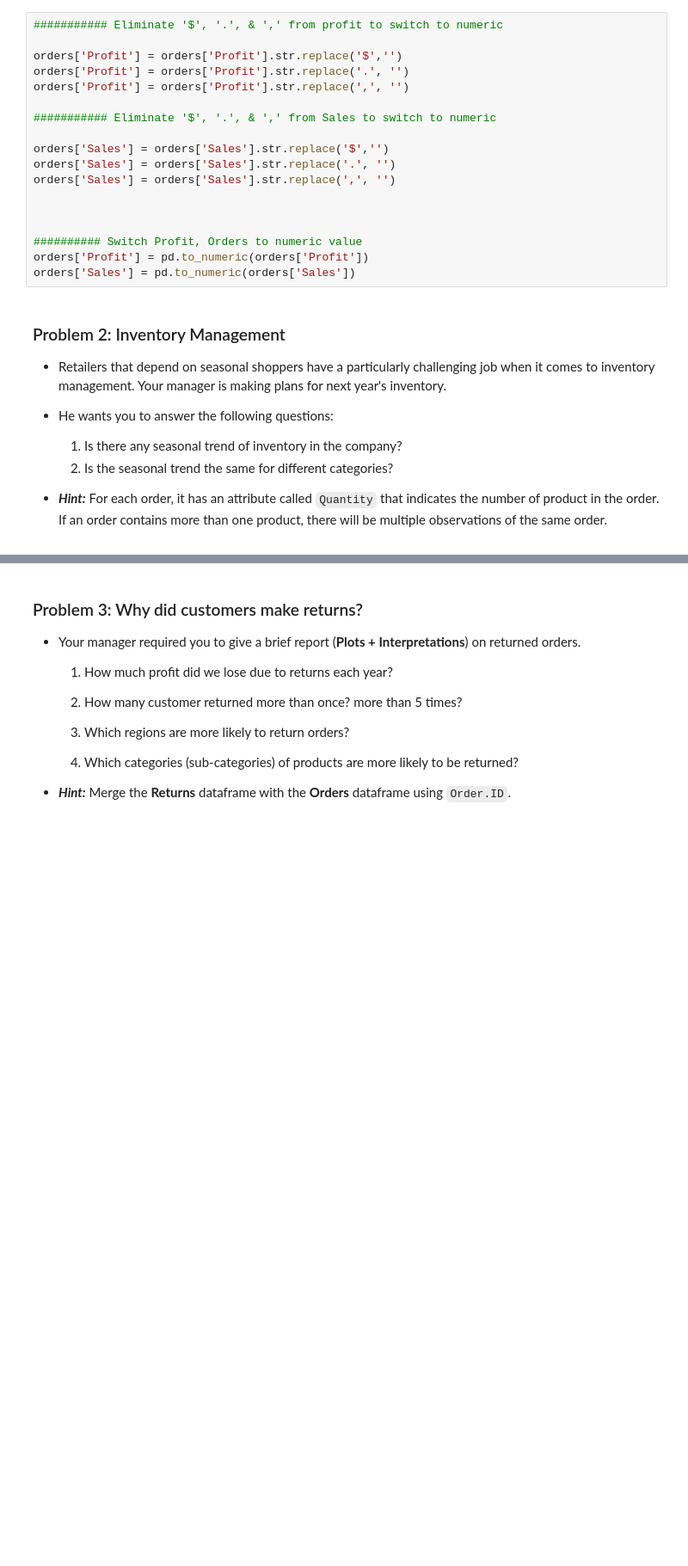
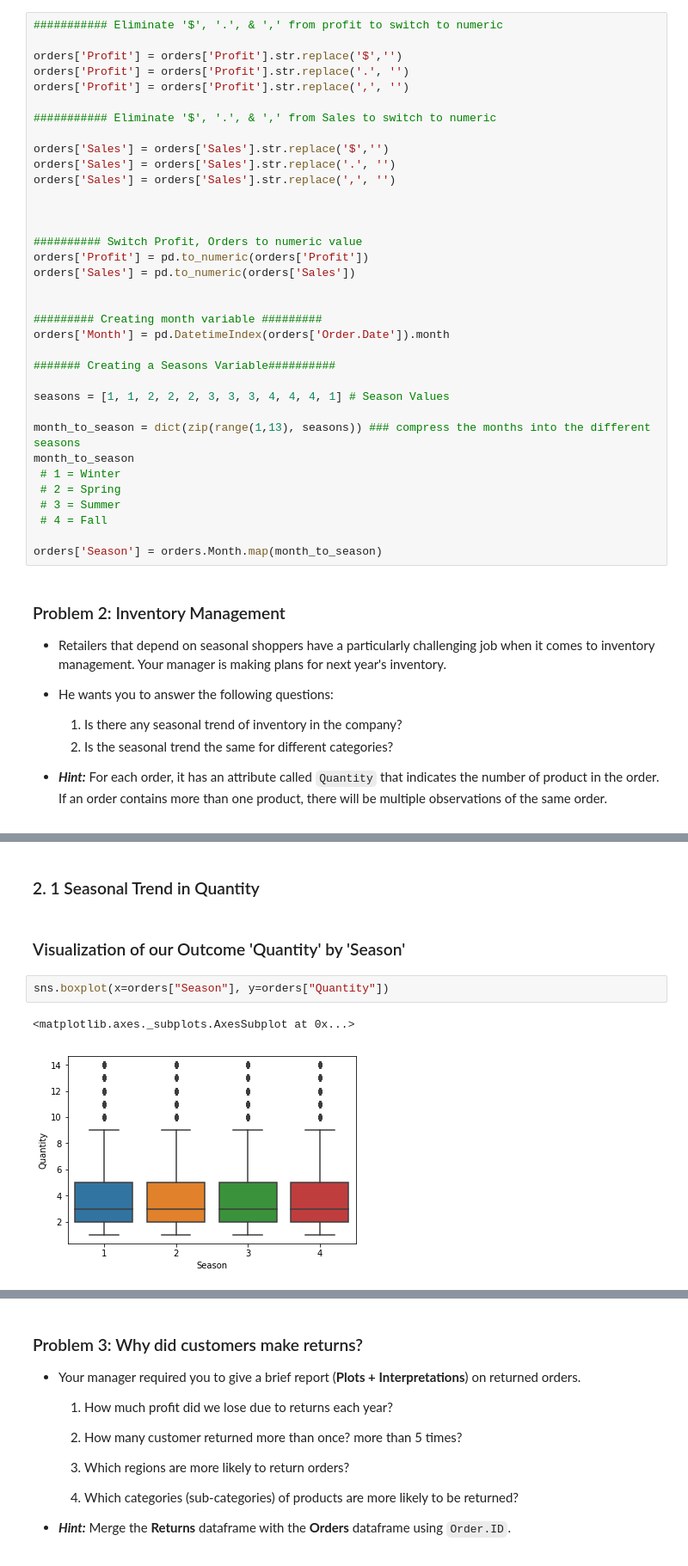
Before and after one commit to ChungHHuang/ML_Lab, a Jupyter notebook: Laura/Laura_.ipynb, the cells around one changed output, grey strips where cells are left out. Shown at 86% size. Cells and saved outputs as stored; diff of their text form; blank space fills up the shorter version.

```diff
--- a/Laura/Laura_.ipynb
+++ b/Laura/Laura_.ipynb
@@ -40,6 +69,23 @@ orders['Sales'] = orders['Sales'].str.replace(',', '')
 ########## Switch Profit, Orders to numeric value
 orders['Profit'] = pd.to_numeric(orders['Profit'])
 orders['Sales'] = pd.to_numeric(orders['Sales'])
+
+
+######### Creating month variable #########
+orders['Month'] = pd.DatetimeIndex(orders['Order.Date']).month
+
+####### Creating a Seasons Variable##########
+
+seasons = [1, 1, 2, 2, 2, 3, 3, 3, 4, 4, 4, 1] # Season Values
+
+month_to_season = dict(zip(range(1,13), seasons)) ### compress the months into the different seasons
+month_to_season
+ # 1 = Winter
+ # 2 = Spring
+ # 3 = Summer
+ # 4 = Fall
+
+orders['Season'] = orders.Month.map(month_to_season)
 # %% [markdown]
 ### Problem 2: Inventory Management
 - Retailers that depend on seasonal shoppers have a particularly challenging job when it comes to inventory management. Your manager is making plans for next year's inventory.
@@ -112,0 +97,9 @@ for month, grouped_orders in orders_anova.groupby('Month'):
+# %% [markdown]
+### 2. 1 Seasonal Trend in Quantity
+# %% [markdown]
+###  Visualization of our Outcome 'Quantity' by 'Season'
+# %%
+sns.boxplot(x=orders["Season"], y=orders["Quantity"])
+# %% [output]
+<matplotlib.axes._subplots.AxesSubplot at 0x...>
+[figure, added]
```
Also changed, not shown: parts of 61 cells of this notebook.
